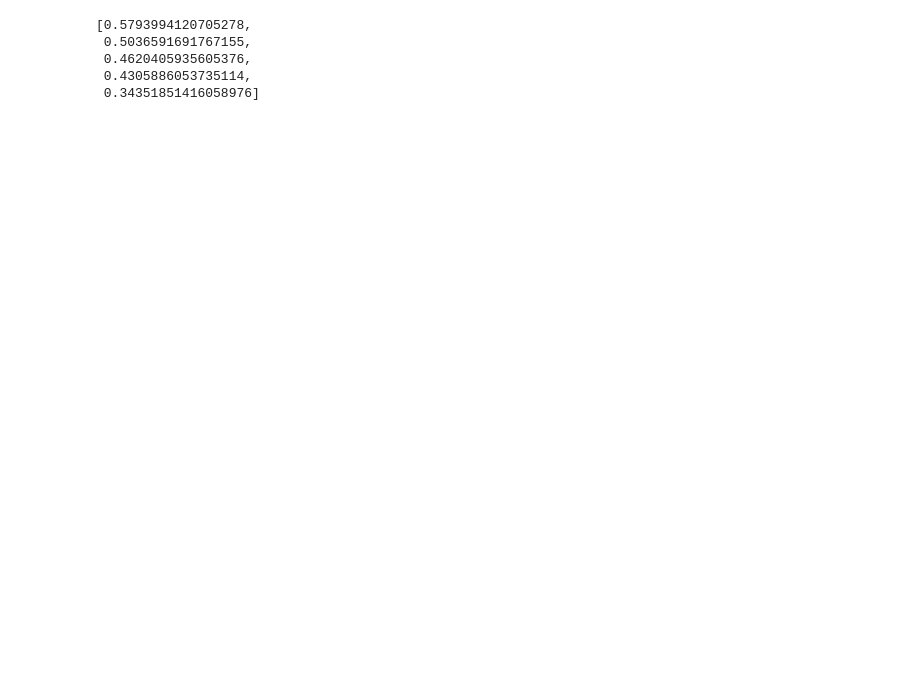
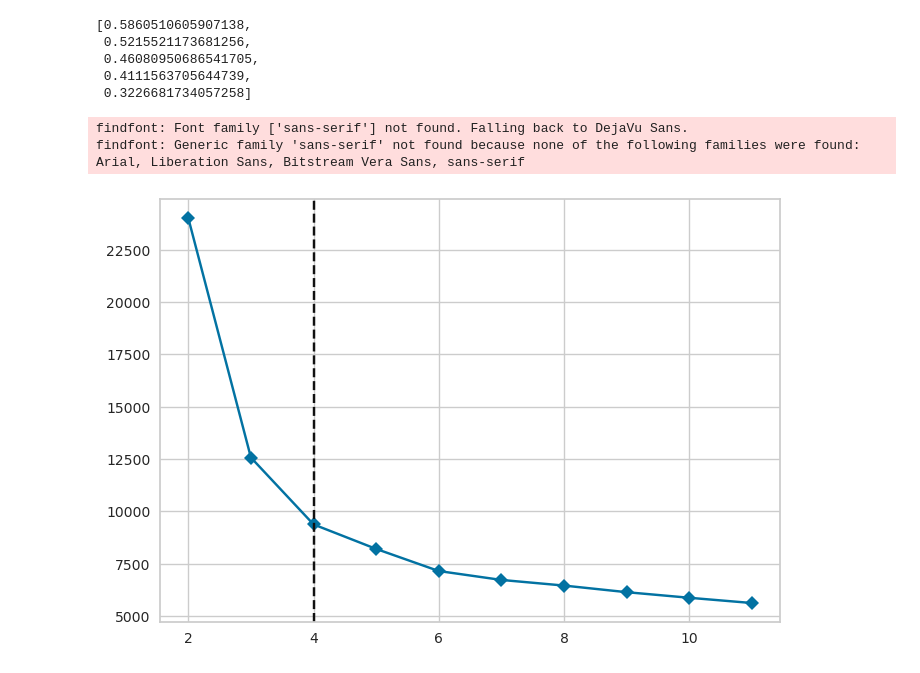
Before and after one commit to yashpar1/playlist-builder, a Jupyter notebook: exploratory_analysis.ipynb, the cells around one changed output. Drawn from its saved outputs; the diff is of its cells as text; code cells hidden in the pictures; blank space fills up the shorter version.

Commit message:
added code to identify the ideal number of clusters based on the elbow method

```diff
--- a/exploratory_analysis.ipynb
+++ b/exploratory_analysis.ipynb
@@ -51,7 +52,7 @@ df_normed = pd.DataFrame(normed).rename(columns={0: 'loudness_normed', 1: 'tempo
 # %%
 df_feats.drop(['loudness', 'tempo', 'speechiness', 'acousticness', 'instrumentalness', 'liveness'], axis=1, inplace=True)
 # %%
-df_feats = df_feats.join([df_dummies, df_normed]).set_index('id')
+df_feats = df_feats.join(df_normed).set_index('id')
 # %%
 n_clusters = [2, 3, 4, 5, 6]
 cluster_scores = []
@@ -60,11 +61,22 @@ for n in n_clusters:
     labs = clusters.fit_predict(df_feats.values)
     sil_avg = silhouette_score(df_feats.values, labs)
     cluster_scores.append(sil_avg)
+# %%
+cluster_scores
+# %% [output]
+[0.5860510605907138,
+ 0.5215521173681256,
+ 0.46080950686541705,
+ 0.4111563705644739,
+ 0.3226681734057258]
 # %%
-cluster_scores
+clustered = KMeans(n_clusters=cluster_scores.index(max(cluster_scores))+2)
-# %% [output]
-[0.5793994120705278,
- 0.5036591691767155,
- 0.4620405935605376,
- 0.4305886053735114,
- 0.34351851416058976]
+# %%
+mod = KMeans()
+visualizer = KElbowVisualizer(mod, k=(2,12), timings=False)
+visualizer.fit(df_feats.values)
+value = visualizer.elbow_value_
+# %% [output]
+findfont: Font family ['sans-serif'] not found. Falling back to DejaVu Sans.
+findfont: Generic family 'sans-serif' not found because none of the following families were found: Arial, Liberation Sans, Bitstream Vera Sans, sans-serif
+[figure, added]
```
Also changed, not shown: parts of 1 cell of this notebook.
